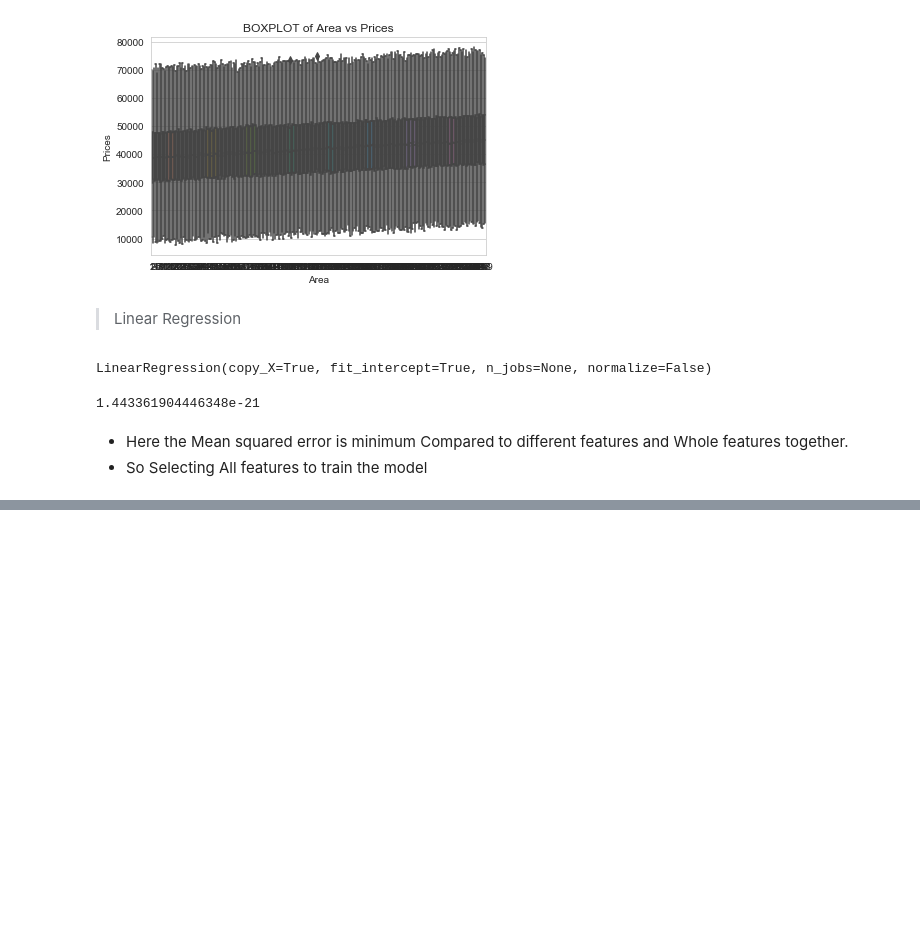
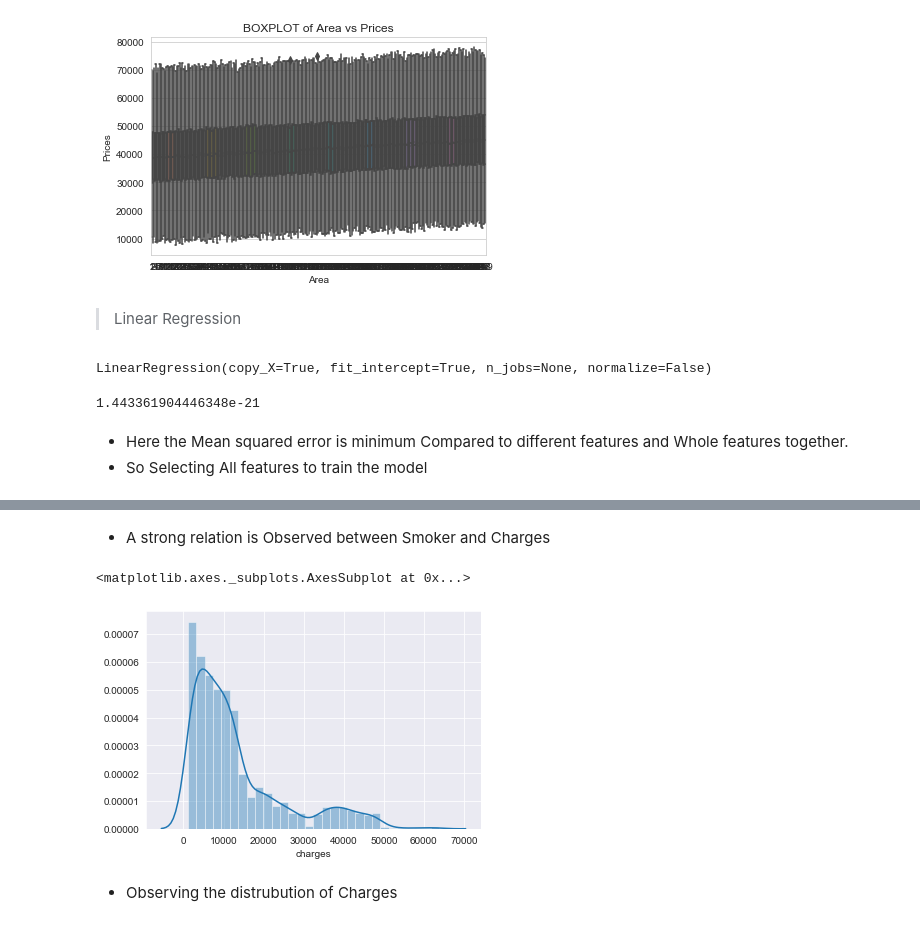
Before and after one commit to iausteenlova/ML-Supervised, a Jupyter notebook: Linear_model/Linear Regression.ipynb, the cells around one changed output, grey strips where cells are left out. Drawn from its saved outputs; the diff is of its cells as text; code cells hidden in the pictures; blank space fills up the shorter version.

```diff
--- a/Linear_model/Linear Regression.ipynb
+++ b/Linear_model/Linear Regression.ipynb
@@ -99,0 +291,3 @@ MSE
+# %%
+from sklearn.preprocessing import LabelEncoder
+le = LabelEncoder()
@@ -99,0 +327,9 @@ MSE
+# %% [markdown]
+* A strong relation is Observed between Smoker and Charges
+# %%
+sns.distplot(data['charges'])
+# %% [output]
+<matplotlib.axes._subplots.AxesSubplot at 0x...>
+[figure, added]
+# %% [markdown]
+* Observing the distrubution of Charges
```
Also changed, not shown: parts of 54 cells of this notebook.
